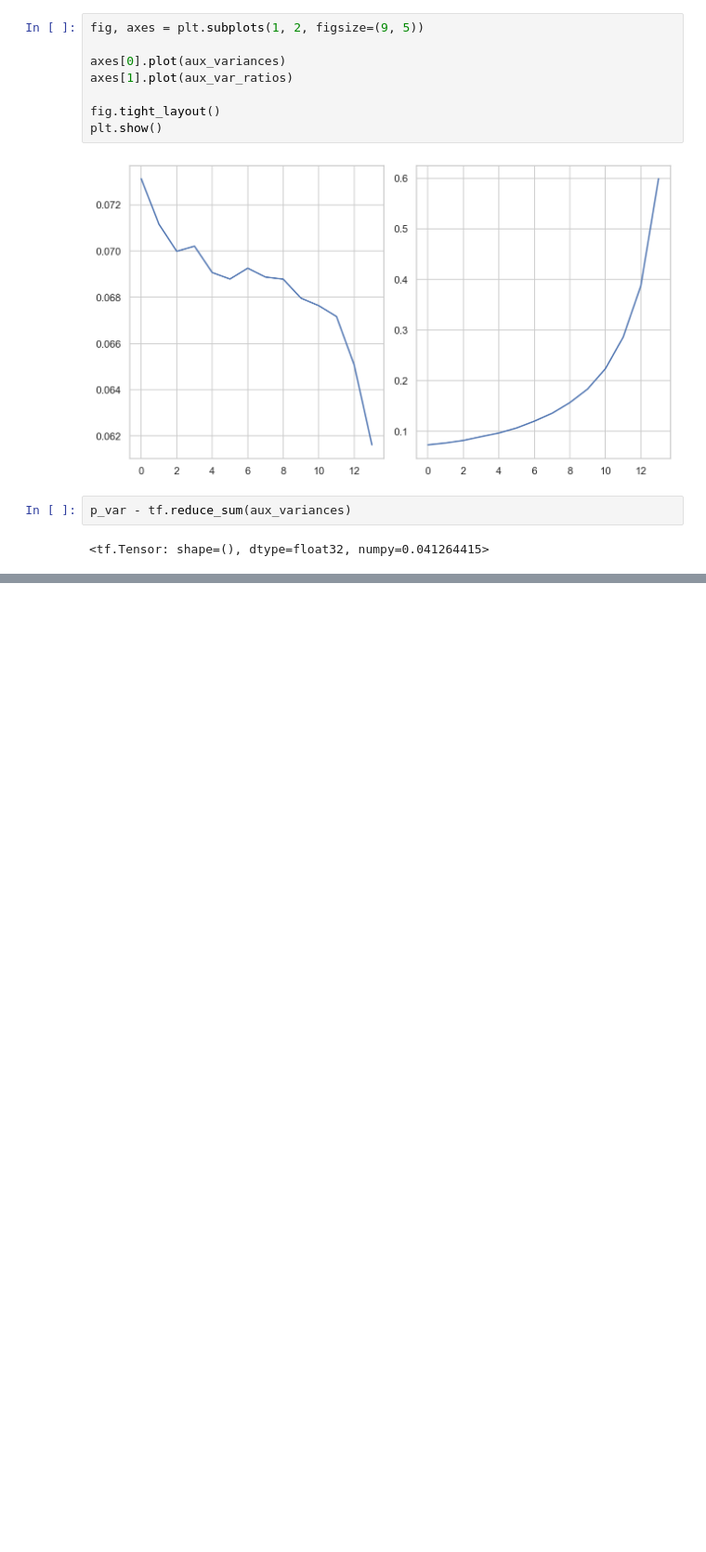
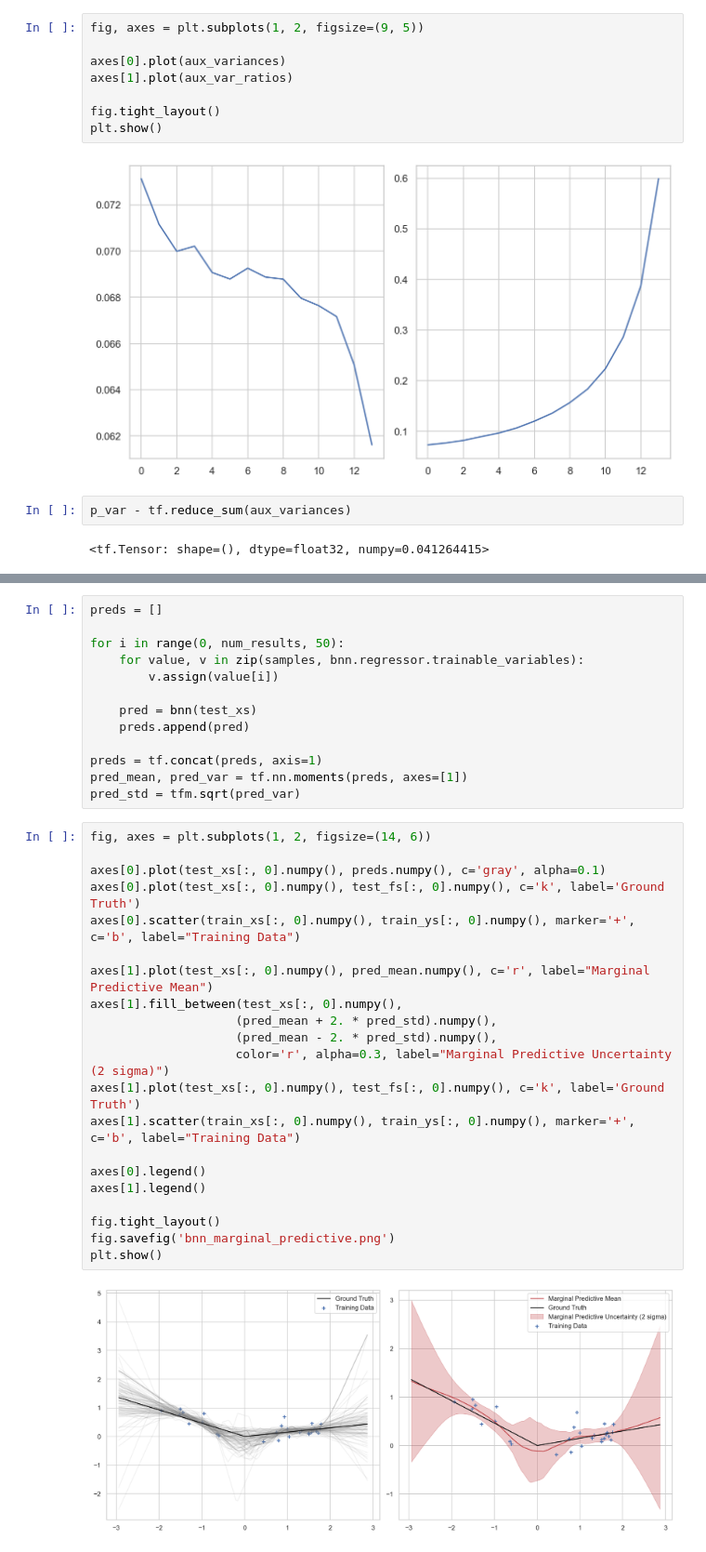
Before and after one commit to Bottledd/iREC, a Jupyter notebook: notebooks/Relative Entropy Coding with True Posterior.ipynb, the cells around one changed output, grey strips where cells are left out. Shown at 93% size. Drawn from its saved outputs; the diff is of its cells as text; blank space fills up the shorter version.

```diff
--- a/notebooks/Relative Entropy Coding with True Posterior.ipynb
+++ b/notebooks/Relative Entropy Coding with True Posterior.ipynb
@@ -257,0 +416,36 @@ p_var - tf.reduce_sum(aux_variances)
+# %%
+preds = []
+
+for i in range(0, num_results, 50):
+    for value, v in zip(samples, bnn.regressor.trainable_variables):
+        v.assign(value[i])
+
+    pred = bnn(test_xs)
+    preds.append(pred)
+
+preds = tf.concat(preds, axis=1)
+pred_mean, pred_var = tf.nn.moments(preds, axes=[1])
+pred_std = tfm.sqrt(pred_var)
+# %%
+fig, axes = plt.subplots(1, 2, figsize=(14, 6))
+
+axes[0].plot(test_xs[:, 0].numpy(), preds.numpy(), c='gray', alpha=0.1)
+axes[0].plot(test_xs[:, 0].numpy(), test_fs[:, 0].numpy(), c='k', label='Ground Truth')
+axes[0].scatter(train_xs[:, 0].numpy(), train_ys[:, 0].numpy(), marker='+', c='b', label="Training Data")
+
+axes[1].plot(test_xs[:, 0].numpy(), pred_mean.numpy(), c='r', label="Marginal Predictive Mean")
+axes[1].fill_between(test_xs[:, 0].numpy(),
+                    (pred_mean + 2. * pred_std).numpy(),
+                    (pred_mean - 2. * pred_std).numpy(),
+                    color='r', alpha=0.3, label="Marginal Predictive Uncertainty (2 sigma)")
+axes[1].plot(test_xs[:, 0].numpy(), test_fs[:, 0].numpy(), c='k', label='Ground Truth')
+axes[1].scatter(train_xs[:, 0].numpy(), train_ys[:, 0].numpy(), marker='+', c='b', label="Training Data")
+
+axes[0].legend()
+axes[1].legend()
+
+fig.tight_layout()
+fig.savefig('bnn_marginal_predictive.png')
+plt.show()
+# %% [output]
+[figure, added]
```
Also changed, not shown: parts of 6 cells of this notebook.
